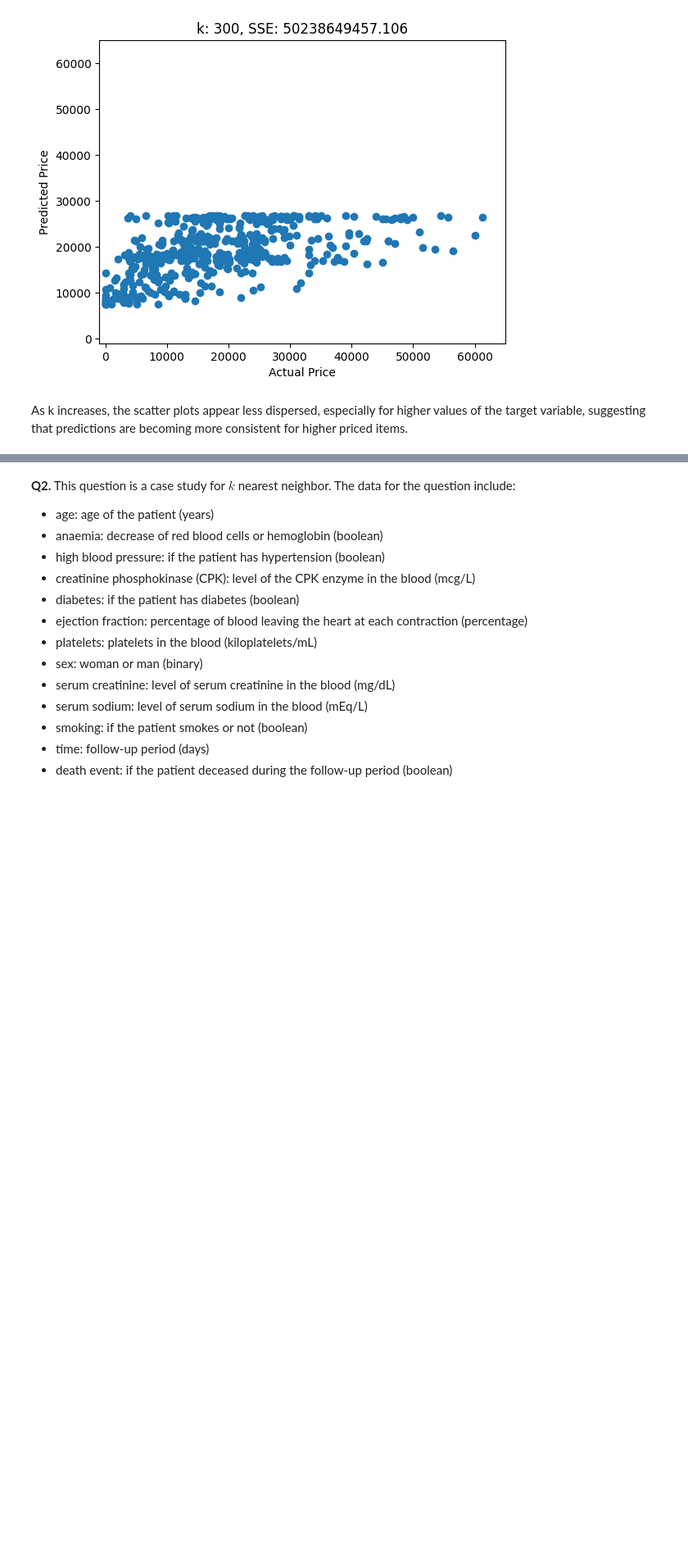
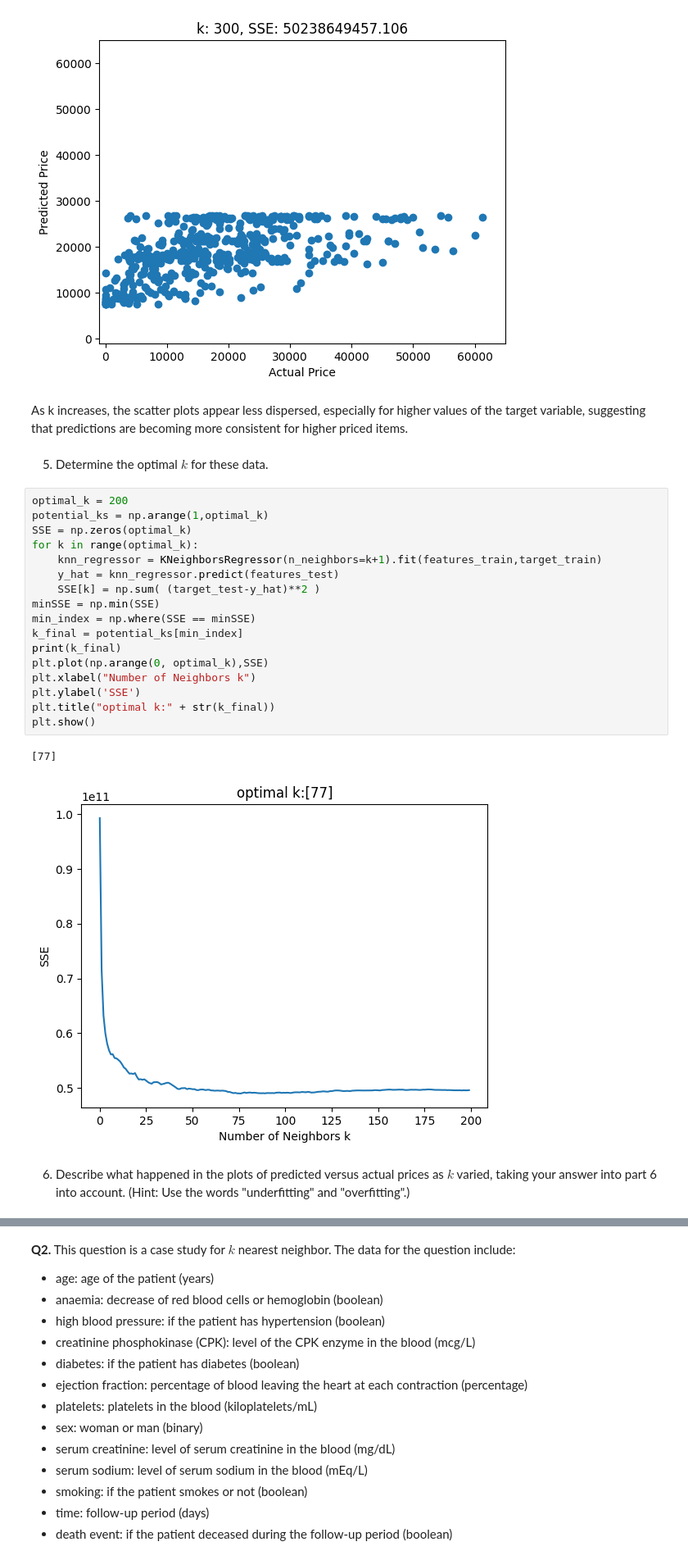
Before and after one commit to fourchain40/knn, a Jupyter notebook: assignment_knn.ipynb, the cells around one changed output, grey strips where cells are left out. Shown at 82% size. Cells and saved outputs as stored; diff of their text form; blank space fills up the shorter version.

```diff
--- a/assignment_knn.ipynb
+++ b/assignment_knn.ipynb
@@ -86,3 +80,27 @@ for k in [3, 10, 25, 50, 100, 300]:
 [figure]
 # %% [markdown]
 As k increases, the scatter plots appear less dispersed, especially for higher values of the target variable, suggesting that predictions are becoming more consistent for higher priced items.
+# %% [markdown]
+5. Determine the optimal $k$ for these data.
+# %%
+optimal_k = 200
+potential_ks = np.arange(1,optimal_k)
+SSE = np.zeros(optimal_k)
+for k in range(optimal_k):
+    knn_regressor = KNeighborsRegressor(n_neighbors=k+1).fit(features_train,target_train)
+    y_hat = knn_regressor.predict(features_test)
+    SSE[k] = np.sum( (target_test-y_hat)**2 )
+minSSE = np.min(SSE)
+min_index = np.where(SSE == minSSE)
+k_final = potential_ks[min_index]
+print(k_final)
+plt.plot(np.arange(0, optimal_k),SSE)
+plt.xlabel("Number of Neighbors k")
+plt.ylabel('SSE')
+plt.title("optimal k:" + str(k_final))
+plt.show()
+# %% [output]
+[77]
+[figure, added]
+# %% [markdown]
+6. Describe what happened in the plots of predicted versus actual prices as $k$ varied, taking your answer into part 6 into account. (Hint: Use the words "underfitting" and "overfitting".)
```
Also changed, not shown: parts of 2 cells of this notebook.
